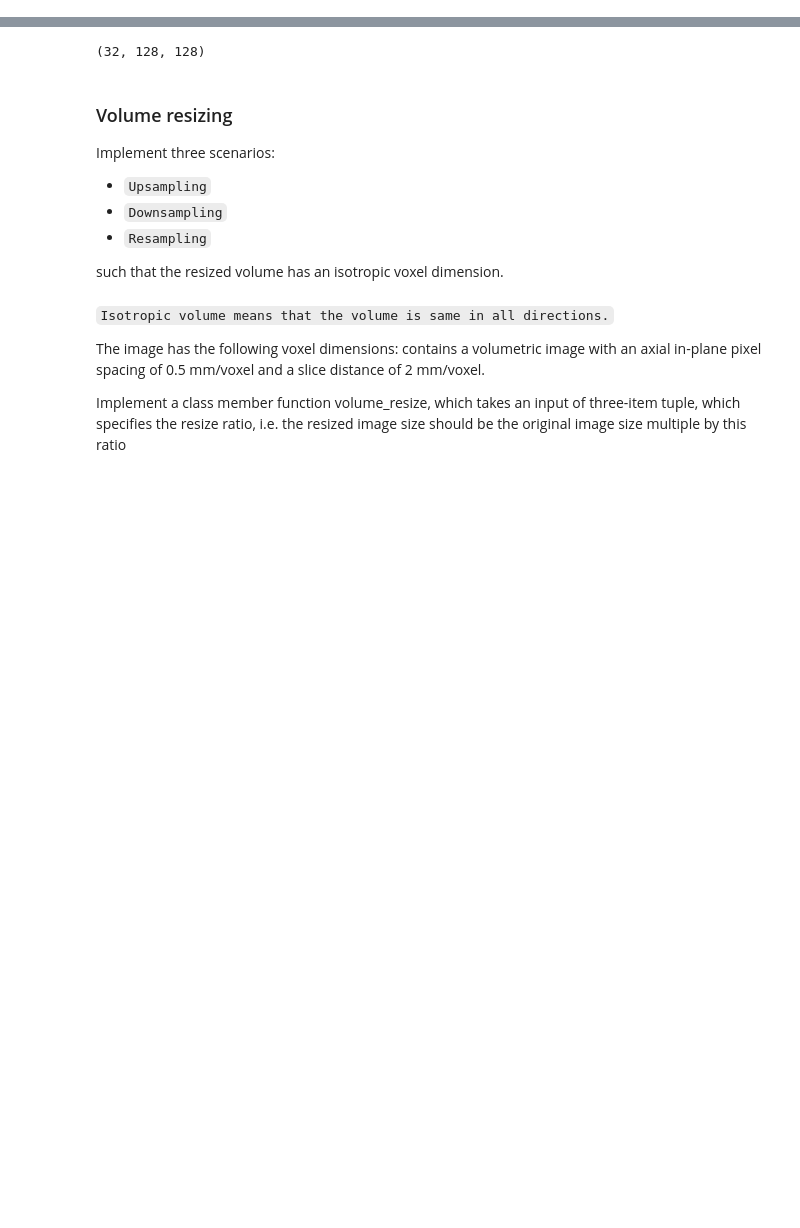
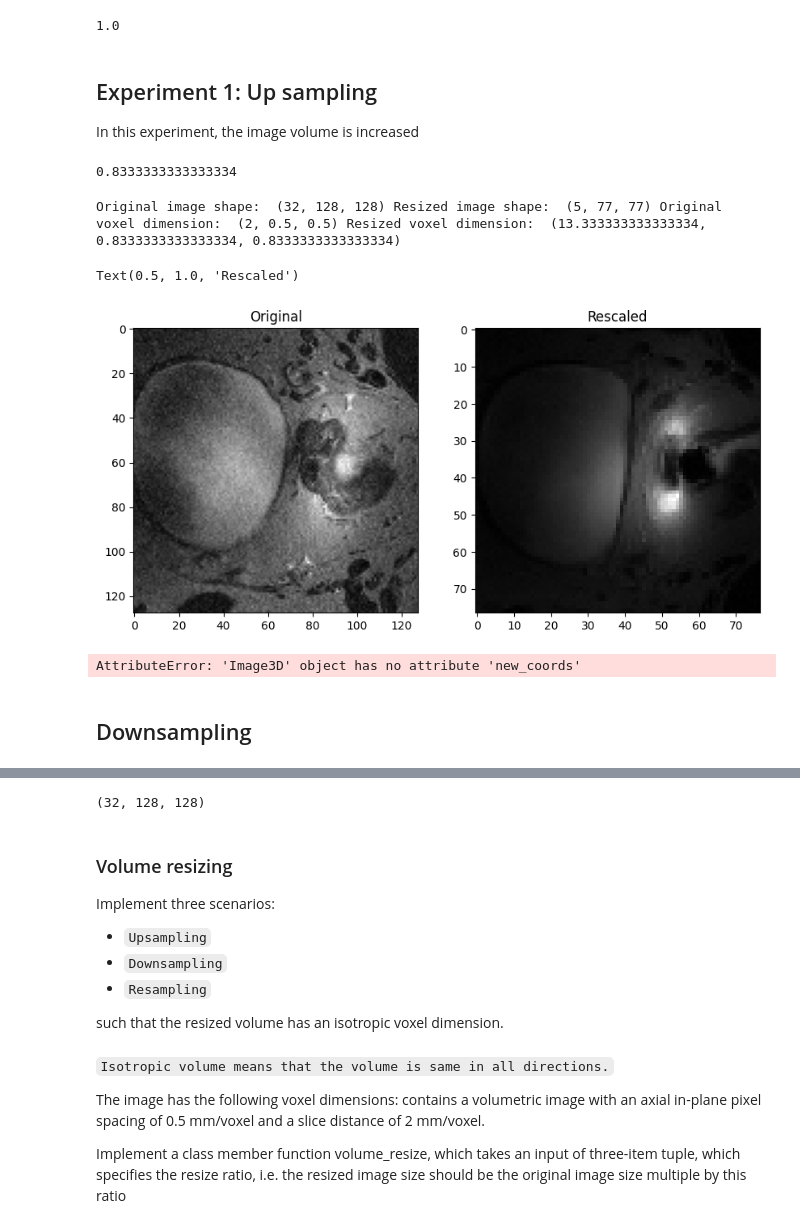
Before and after one commit to R-icntay/pgrf, a Jupyter notebook: CW1/task_2_fc.ipynb, the cells around one changed output, grey strips where cells are left out. Drawn from its saved outputs; the diff is of its cells as text; code cells hidden in the pictures; blank space fills up the shorter version.

```diff
--- a/CW1/task_2_fc.ipynb
+++ b/CW1/task_2_fc.ipynb
@@ -8,0 +94,47 @@ from scipy.ndimage import gaussian_filter
+# %%
+0.5*(32/16)
+# %% [output]
+1.0
+# %% [markdown]
+## Experiment 1: Up sampling
+In this experiment, the image volume is increased
+# %%
+0.5/0.6
+# %% [output]
+0.8333333333333334
+# %%
+# Load the data into a numpy array
+image_train00 = np.load("image_train00.npy")
+# Create an Image3D object
+# Voxel dimesnions are (z, x, y) = (2, 0.5, 0.5)
+image3d = Image3D(image_train00, (2, 0.5, 0.5))
+
+# Desired final isotropic voxel dimension
+final_voxel_dimension = (0.3)
+
+# Compute the resize ratio
+resize_ratio = final_voxel_dimension / np.array(image3d.voxel_dimension)
+
+
+# Resize the image
+resized_image = image3d.volume_resize(resize_ratio)
+
+# Print the original and resized image shapes
+print("Original image shape: ", image3d.image.shape, "Resized image shape: ", resized_image.image.shape, "Original voxel dimension: ", image3d.voxel_dimension, "Resized voxel dimension: ", resized_image.voxel_dimension)
+
+# Visualize example slices
+fig, (ax1, ax2) = plt.subplots(1, 2, figsize=(10, 5))
+ax1.imshow(image3d.image.T[:,:,31], cmap='gray')
+ax1.set_title('Original')
+ax2.imshow(resized_image.image.T[:,:,4], cmap='gray')
+ax2.set_title('Rescaled')
+# %% [output]
+Original image shape:  (32, 128, 128) Resized image shape:  (5, 77, 77) Original voxel dimension:  (2, 0.5, 0.5) Resized voxel dimension:  (13.333333333333334, 0.8333333333333334, 0.8333333333333334)
+Text(0.5, 1.0, 'Rescaled')
+[figure, added]
+# %%
+resized_image.new_coords
+# %% [output]
+AttributeError: 'Image3D' object has no attribute 'new_coords'
+# %% [markdown]
+## Downsampling
```
Also changed, not shown: parts of 44 cells of this notebook.
